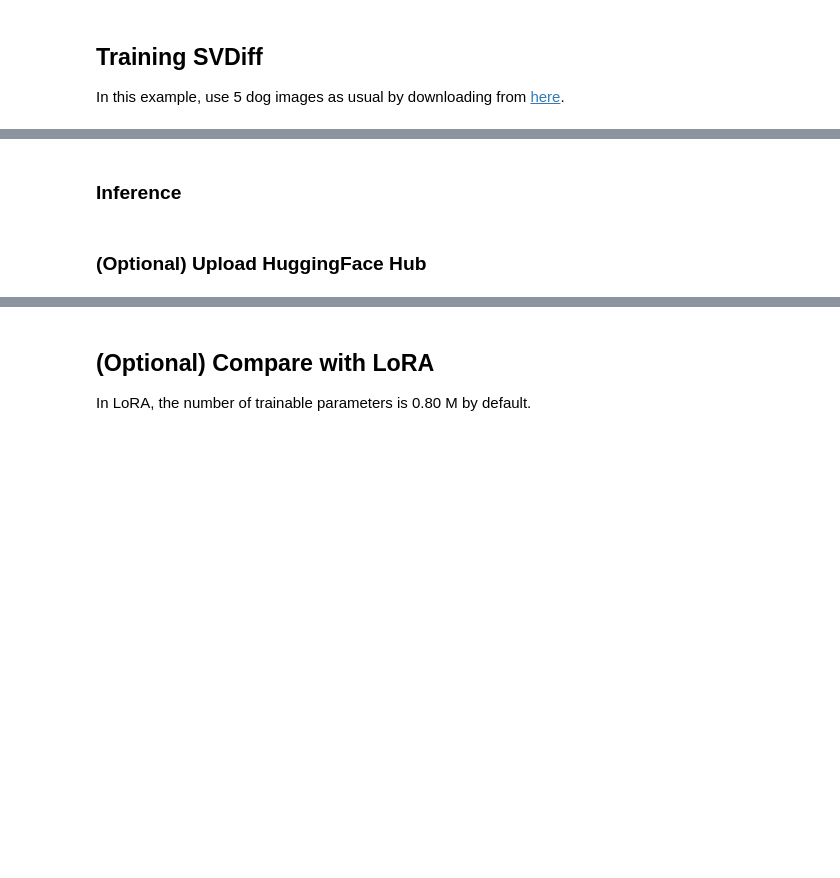
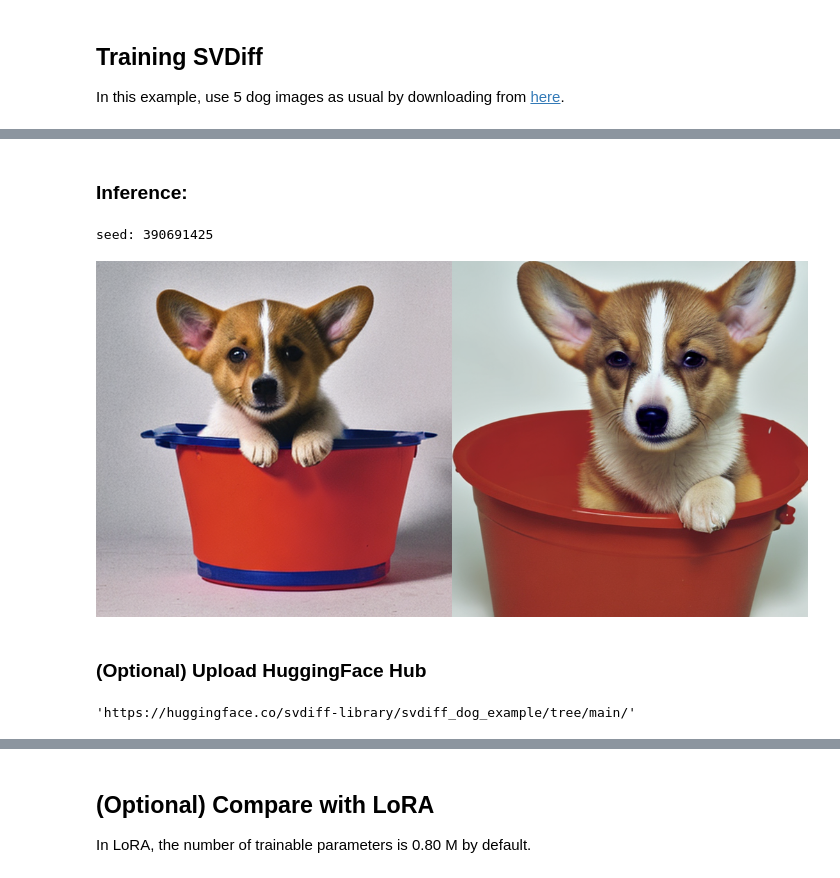
Before and after one commit to mkshing/svdiff-pytorch, a Jupyter notebook: scripts/svdiff_pytorch.ipynb, the cells around one changed output, grey strips where cells are left out. Saved outputs shown, nothing was run; the diff lists cells and outputs as text; code cells hidden in the pictures; blank space fills up the shorter version.

```diff
--- a/scripts/svdiff_pytorch.ipynb
+++ b/scripts/svdiff_pytorch.ipynb
@@ -111,7 +113,7 @@ write_basic_config()
   # --revision="fp16" \
   # --mixed_precision="fp16" \
 # %% [markdown]
-### **Inference**
+### **Inference:**
 # %%
 #@markdown **helper functions**
 import os
@@ -166,7 +168,7 @@ def load_text_encoder(pretrained_model_name_or_path, spectral_shifts_ckpt, devic
 import sys
 from diffusers import AutoencoderKL
 
-spectral_shifts_ckpt = "/content/gal_gadot/v0.2.0/w_train_text_encoder/checkpoint-1000" #@param {type:"string"}
+spectral_shifts_ckpt = "/content/SVDiffOutput" #@param {type:"string"}
 scheduler_type = "dpm_solver++" #@param ["ddim", "plms", "lms", "euler", "euler_ancestral", "dpm_solver++"]
 
 device = "cuda" if torch.cuda.is_available() else "cpu"
@@ -205,7 +207,7 @@ import random
 from tqdm import tqdm
 
 prompt = "A picture of a sks dog in a bucket" #@param {type:"string"}
-num_images_per_prompt = 4 # @param {type: "integer"}
+num_images_per_prompt = 2 # @param {type: "integer"}
 guidance_scale = 7.5 # @param {type: "number"}
 num_inference_steps = 25 # @param {type: "integer"}
 height = 512 # @param {type: "integer"}
@@ -218,32 +220,35 @@ if pipe.unet.conv_out.scale != spectral_shifts_scale:
   for module in pipe.unet.modules():
     if hasattr(module, "set_scale"):
       module.set_scale(scale=spectral_shifts_scale)
   print(f"Set spectral_shifts_scale to {spectral_shifts_scale}!")
 
 
 if seed == "random_seed":
   random.seed()
   seed = random.randint(0, 2**32)
 else:
   seed = int(seed)
 g_cuda = torch.Generator(device='cuda').manual_seed(seed)
 print(f"seed: {seed}")
 
 prompts = prompt.split("::")
 all_images = []
 for prompt in tqdm(prompts):
     with torch.autocast(device), torch.inference_mode():
         images = pipe(
             prompt,
             num_inference_steps=num_inference_steps,
             guidance_scale=guidance_scale,
             num_images_per_prompt=num_images_per_prompt,
             height=height,
             width=width,
             generator=g_cuda
         ).images
     all_images.extend(images)
 grid_image = image_grid(all_images, len(prompts), num_images_per_prompt)
 grid_image
+# %% [output]
+seed: 390691425
+[figure, added]
 # %% [markdown]
 ### **(Optional) Upload HuggingFace Hub**
@@ -281,7 +288,7 @@ inference: true
 """
 model_card = f"""
 # SVDiff-pytorch - {repo_id}
-These are SVDiff weights for {base_model}. The weights were trained on {instance_prompt} using [DreamBooth](https://dreambooth.github.io/)."""
+These are SVDiff weights for {base_model}. The weights were trained on {instance_prompt} as Single-Subject Generation."""
 with open(os.path.join(folder_path, "README.md"), "w") as f:
     f.write(yaml + model_card)
 
@@ -291,3 +298,5 @@ upload_folder(
     commit_message="first commit",
     ignore_patterns=["step_*", "epoch_*"],
 )
+# %% [output]
+'https://huggingface.co/svdiff-library/svdiff_dog_example/tree/main/'
```
Also changed, not shown: parts of 17 cells of this notebook.
